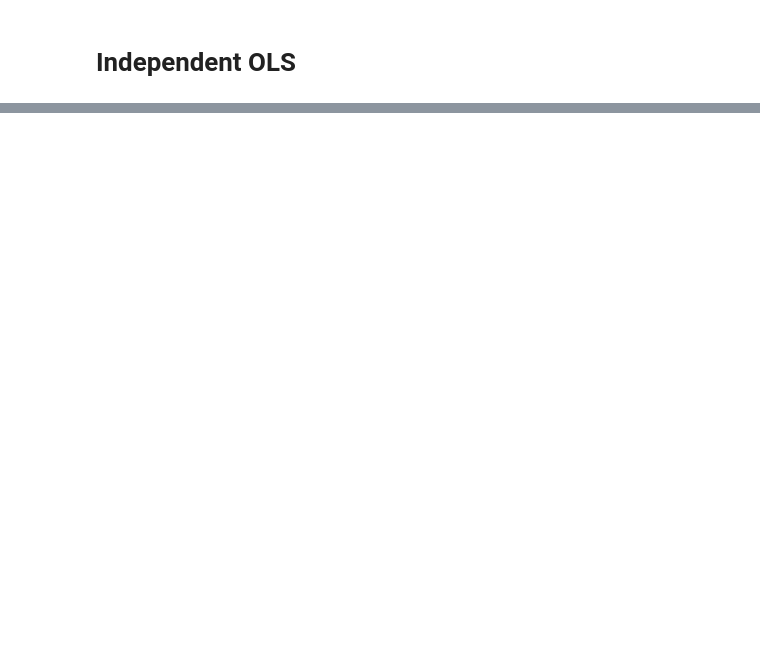
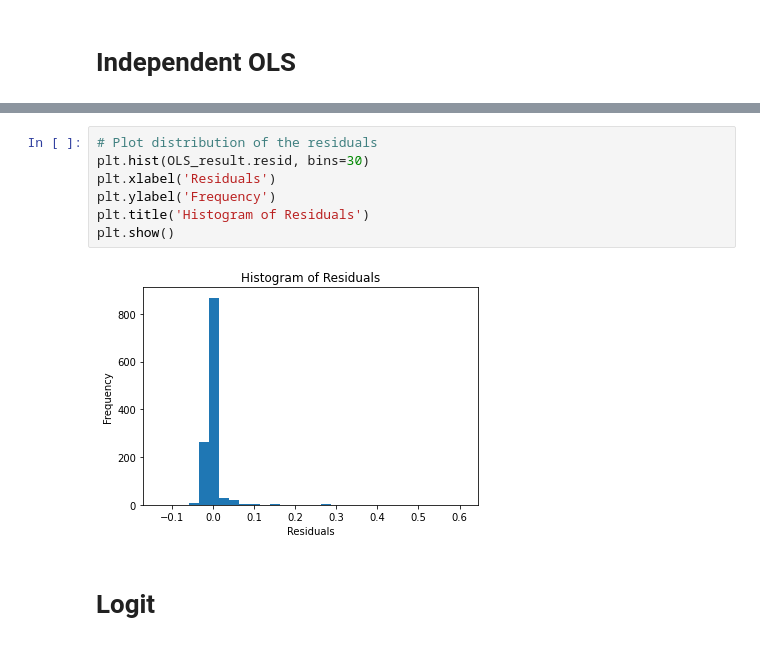
Before and after one commit to Mikkelbos/Bachelor, a Jupyter notebook: V_kode.ipynb, the cells around one changed output, grey strips where cells are left out. Saved outputs shown, nothing was run; the diff lists cells and outputs as text; blank space fills up the shorter version.

```diff
--- a/V_kode.ipynb
+++ b/V_kode.ipynb
@@ -136,0 +139,11 @@ plt.show()
+# %%
+# Plot distribution of the residuals
+plt.hist(OLS_result.resid, bins=30)
+plt.xlabel('Residuals')
+plt.ylabel('Frequency')
+plt.title('Histogram of Residuals')
+plt.show()
+# %% [output]
+[figure, added]
+# %% [markdown]
+# Logit
```
Also changed, not shown: parts of 12 cells of this notebook.
